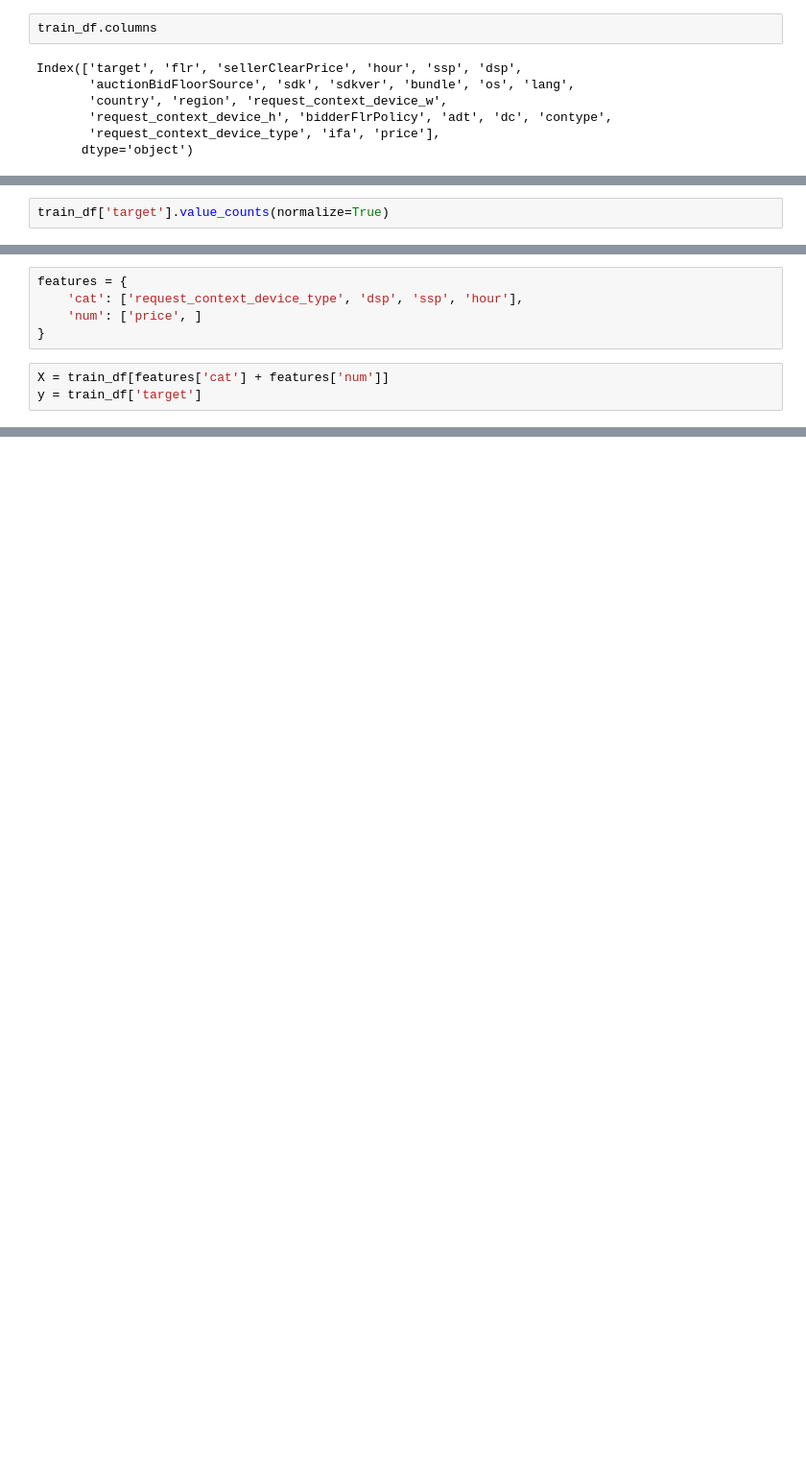
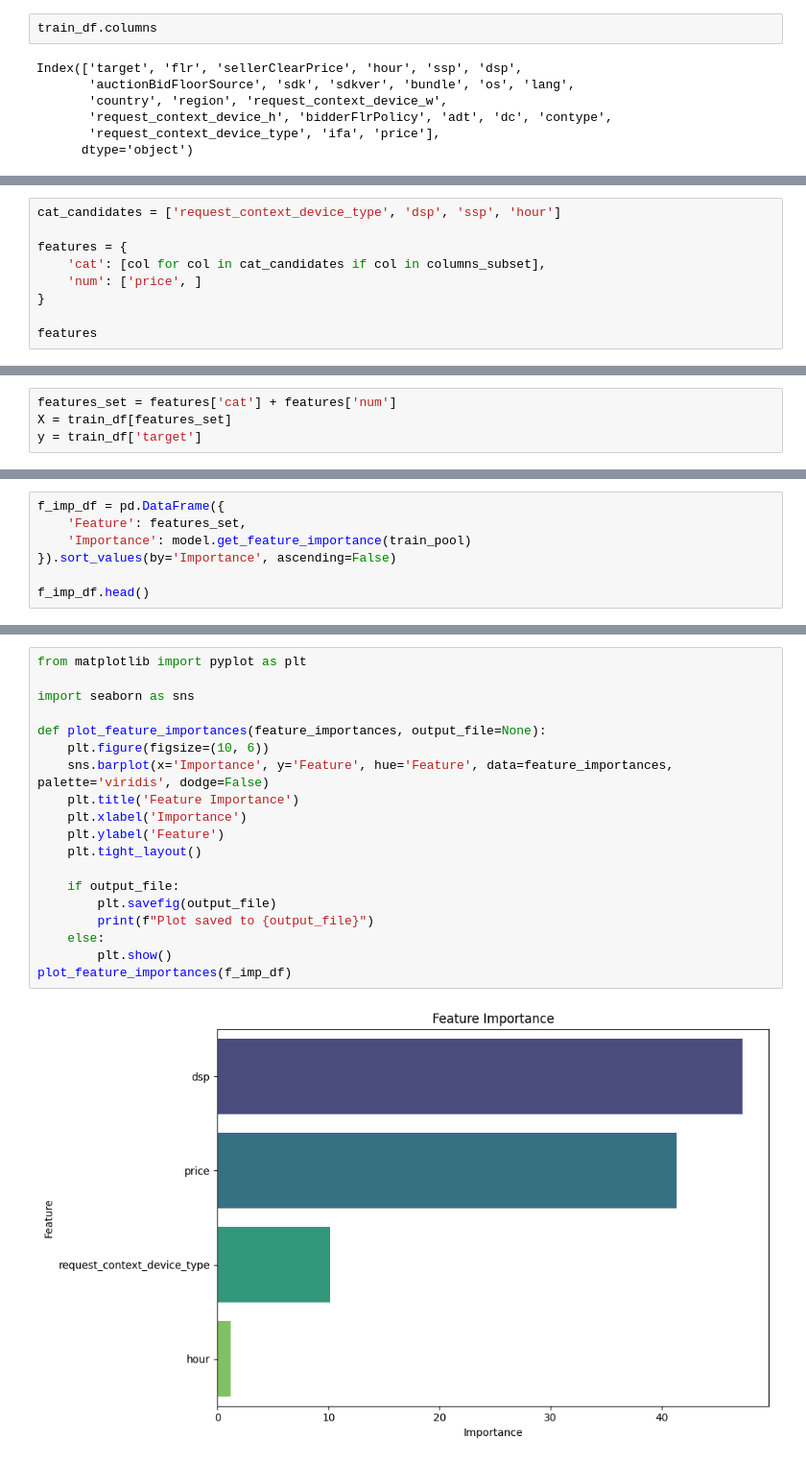
Before and after one commit to aleksandr-dzhumurat/ai_product_engineer, a Jupyter notebook: jupyter_notebooks/EDA.ipynb, the cells around one changed output, grey strips where cells are left out. Shown: that part at 96% size. Drawn from its saved outputs; the diff is of its cells as text; blank space fills up the shorter version.

```diff
--- a/jupyter_notebooks/EDA.ipynb
+++ b/jupyter_notebooks/EDA.ipynb
@@ -68,3 +99,10 @@ train_df.describe()
 # %%
-train_df['target'].value_counts(normalize=True)
+cat_candidates = ['request_context_device_type', 'dsp', 'ssp', 'hour']
+
+features = {
+    'cat': [col for col in cat_candidates if col in columns_subset],
+    'num': ['price', ]
+}
+
+features
 # %% [output]
@@ -75,10 +110,6 @@ Name: proportion, dtype: float64
-# %%
-features = {
-    'cat': ['request_context_device_type', 'dsp', 'ssp', 'hour'],
-    'num': ['price', ]
-}
 # %%
-X = train_df[features['cat'] + features['num']]
+features_set = features['cat'] + features['num']
+X = train_df[features_set]
 y = train_df['target']
 # %%
 from catboost import Pool, CatBoostClassifier
@@ -96,0 +142,7 @@ print(f'Model trained: {model}')
+# %%
+f_imp_df = pd.DataFrame({
+    'Feature': features_set,
+    'Importance': model.get_feature_importance(train_pool)
+}).sort_values(by='Importance', ascending=False)
+
+f_imp_df.head()
@@ -96,0 +155,21 @@ print(f'Model trained: {model}')
+# %%
+from matplotlib import pyplot as plt
+
+import seaborn as sns
+
+def plot_feature_importances(feature_importances, output_file=None):
+    plt.figure(figsize=(10, 6))
+    sns.barplot(x='Importance', y='Feature', hue='Feature', data=feature_importances, palette='viridis', dodge=False)
+    plt.title('Feature Importance')
+    plt.xlabel('Importance')
+    plt.ylabel('Feature')
+    plt.tight_layout()
+
+    if output_file:
+        plt.savefig(output_file)
+        print(f"Plot saved to {output_file}")
+    else:
+        plt.show()
+plot_feature_importances(f_imp_df)
+# %% [output]
+[figure, added]
```
Also changed, not shown: parts of 14 cells of this notebook, 7 other files.
